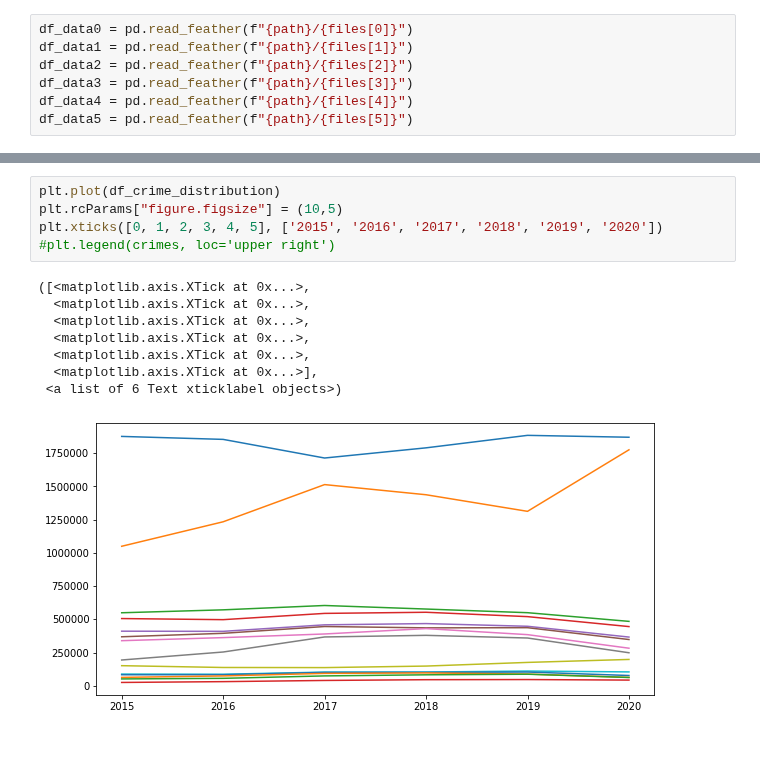
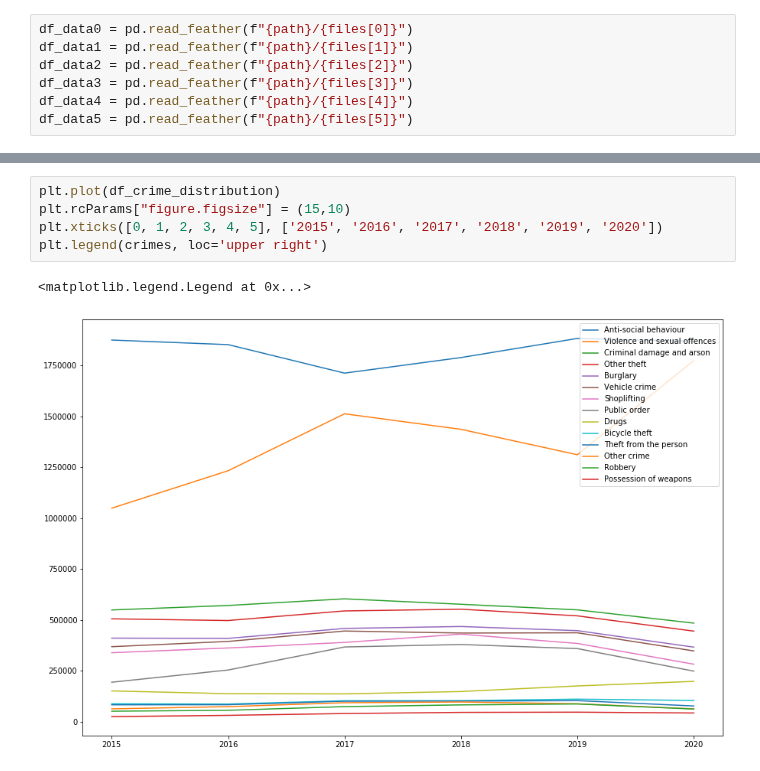
Before and after one commit to Dazai1623818/Datachallenge-2, a Jupyter notebook: Prophet.ipynb, the cells around one changed output, grey strips where cells are left out. Drawn from its saved outputs; the diff is of its cells as text.

```diff
--- a/Prophet.ipynb
+++ b/Prophet.ipynb
@@ -232,14 +296,8 @@ plt.xticks([0, 1, 2, 3, 4, 5], ['2015', '2016', '2017', '2018', '2019', '2020'])
 # %%
 plt.plot(df_crime_distribution)
-plt.rcParams["figure.figsize"] = (10,5)
+plt.rcParams["figure.figsize"] = (15,10)
 plt.xticks([0, 1, 2, 3, 4, 5], ['2015', '2016', '2017', '2018', '2019', '2020'])
-#plt.legend(crimes, loc='upper right')
+plt.legend(crimes, loc='upper right')
 # %% [output]
-([<matplotlib.axis.XTick at 0x...>,
-  <matplotlib.axis.XTick at 0x...>,
-  <matplotlib.axis.XTick at 0x...>,
-  <matplotlib.axis.XTick at 0x...>,
-  <matplotlib.axis.XTick at 0x...>,
-  <matplotlib.axis.XTick at 0x...>],
- <a list of 6 Text xticklabel objects>)
+<matplotlib.legend.Legend at 0x...>
-[figure, old version]
+[figure, new version]
```
Also changed, not shown: parts of 19 cells of this notebook.
